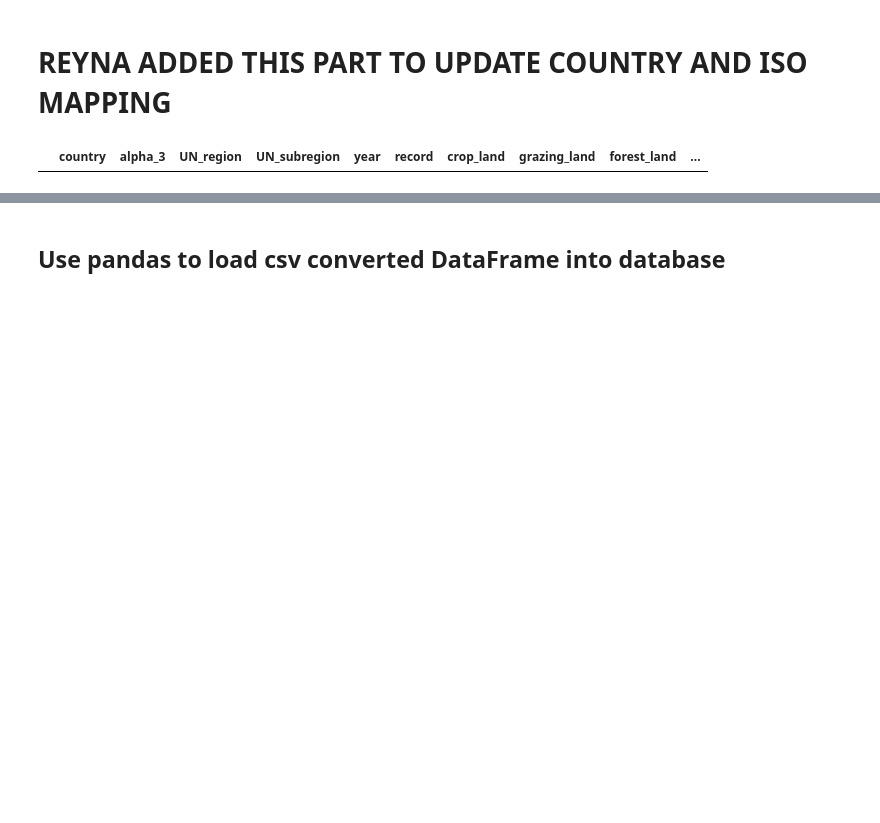
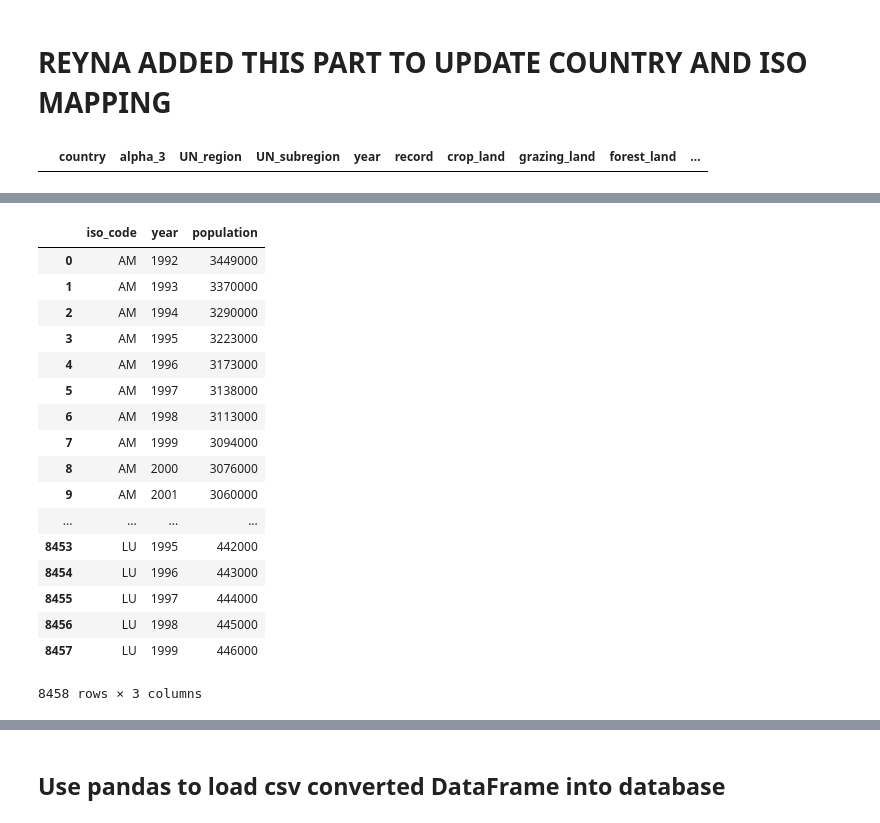
Before and after one commit to Reynazhang2014/ETL_Project, a Jupyter notebook: NFA.ipynb, the cells around one changed output, grey strips where cells are left out. Drawn from its saved outputs; the diff is of its cells as text; code cells hidden in the pictures; blank space fills up the shorter version.

```diff
--- a/NFA.ipynb
+++ b/NFA.ipynb
@@ -197,2 +203,22 @@ NFA_2_df=NFA_df[~(NFA_df["country"].isin(drop_list))]
 # %%
-regions_df=NFA_2_df[['country','UN_region','UN_subregion']].drop_duplicates(keep="first").reset_index(drop=True)
+population_df=NFA_df[["iso_code","year","population"]].drop_duplicates(keep="first").reset_index(drop=True)
+population_df
+# %% [output]
+|  | iso_code | year | population |
+| 0 | AM | 1992 | 3449000 |
+| 1 | AM | 1993 | 3370000 |
+| 2 | AM | 1994 | 3290000 |
+| 3 | AM | 1995 | 3223000 |
+| 4 | AM | 1996 | 3173000 |
+| 5 | AM | 1997 | 3138000 |
+| 6 | AM | 1998 | 3113000 |
+| 7 | AM | 1999 | 3094000 |
+| 8 | AM | 2000 | 3076000 |
+| 9 | AM | 2001 | 3060000 |
+| ... | ... | ... | ... |
+| 8453 | LU | 1995 | 442000 |
+| 8454 | LU | 1996 | 443000 |
+| 8455 | LU | 1997 | 444000 |
+| 8456 | LU | 1998 | 445000 |
+| 8457 | LU | 1999 | 446000 |
+8458 rows × 3 columns
```
Also changed, not shown: parts of 25 cells of this notebook.
